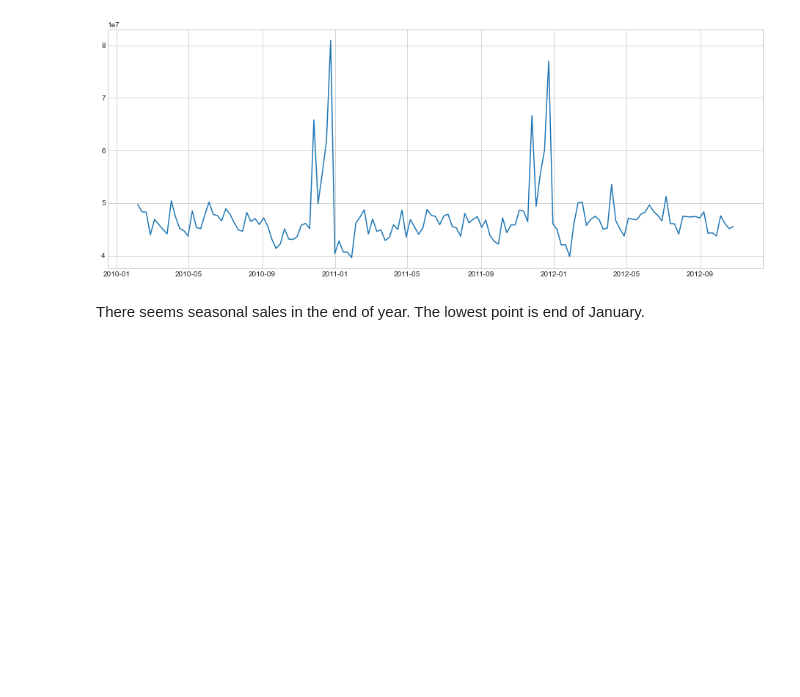
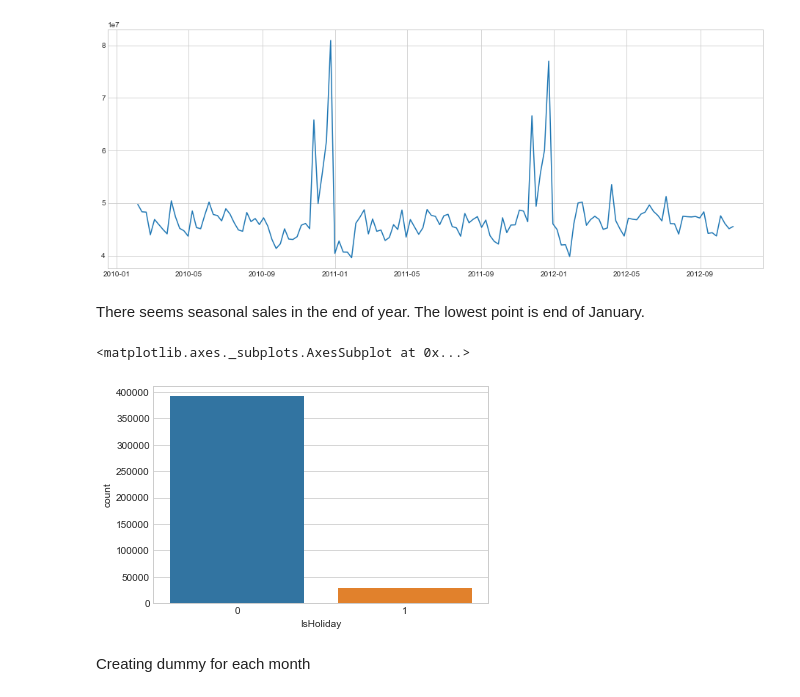
Before and after one commit to rainbowmoonlight/Kaggle, a Jupyter notebook: Walmart - Store Sales Forecasting/Walmart - Store Sales Forecasting.ipynb, the cells around one changed output. Saved outputs shown, nothing was run; the diff lists cells and outputs as text; code cells hidden in the pictures; blank space fills up the shorter version.

```diff
--- a/Walmart - Store Sales Forecasting/Walmart - Store Sales Forecasting.ipynb
+++ b/Walmart - Store Sales Forecasting/Walmart - Store Sales Forecasting.ipynb
@@ -379,3 +380,10 @@ plt.show()
 [figure]
 # %% [markdown]
 There seems seasonal sales in the end of year. The lowest point is end of January.
+# %%
+sns.countplot(all_train['IsHoliday'])
+# %% [output]
+<matplotlib.axes._subplots.AxesSubplot at 0x...>
+[figure, added]
+# %% [markdown]
+Creating dummy for each month
```
Also changed, not shown: parts of 9 cells of this notebook.
